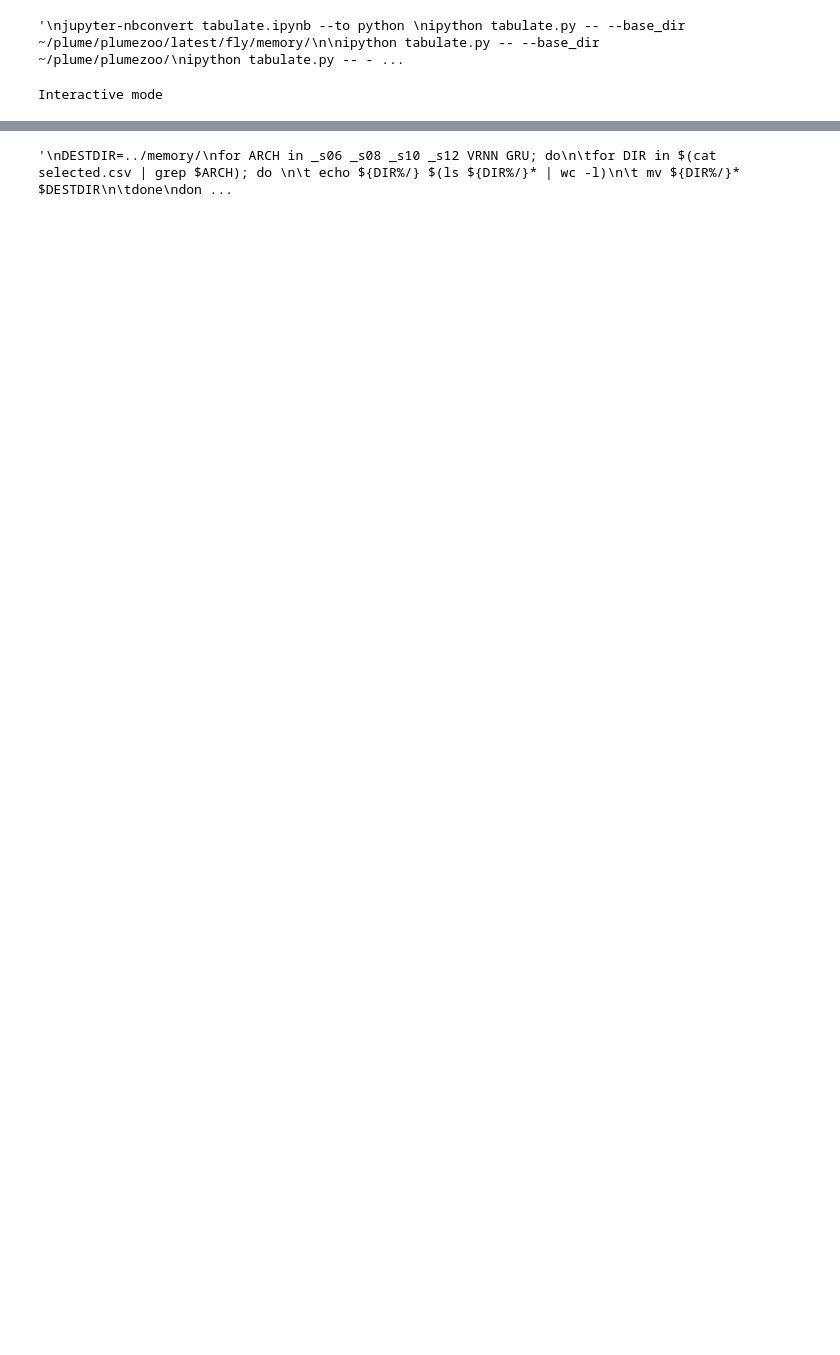
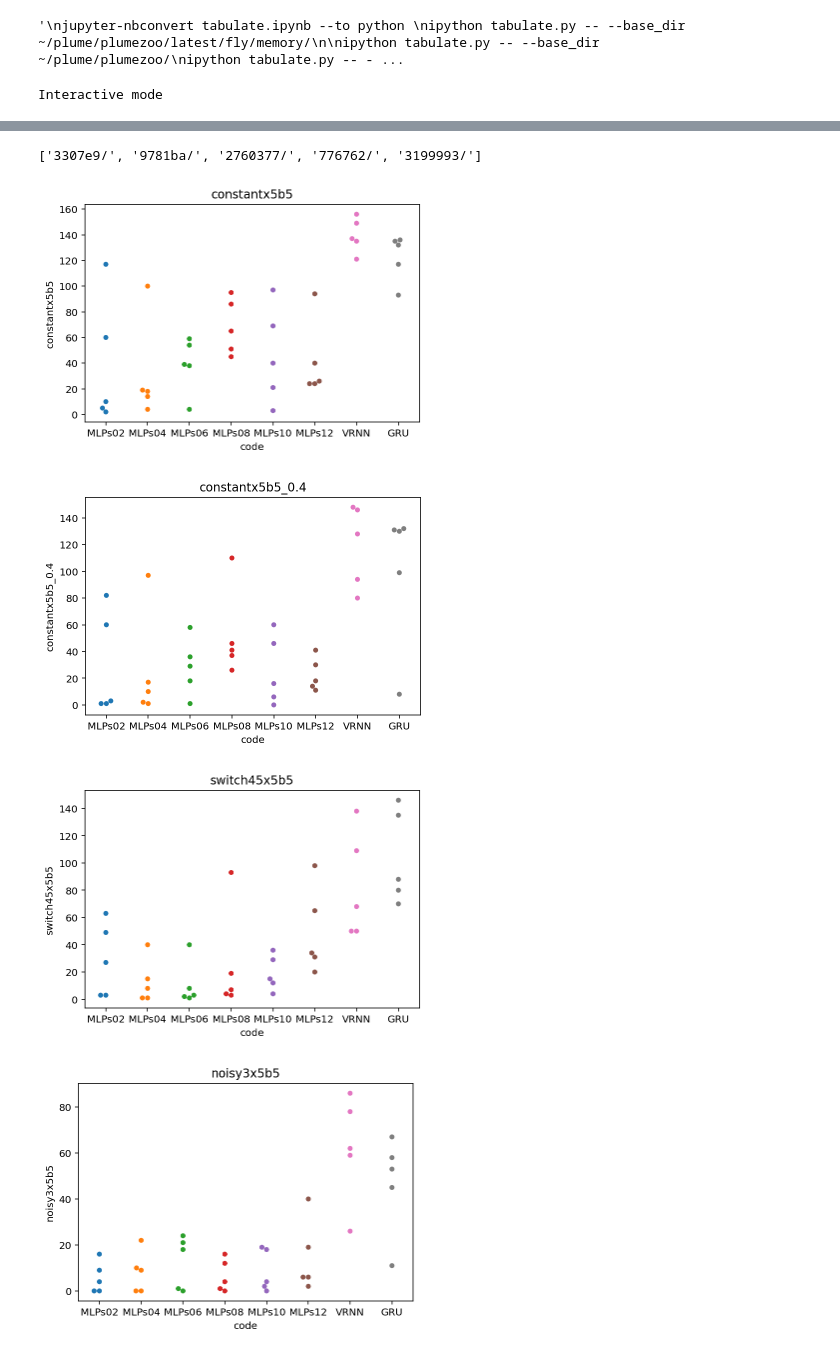
Before and after one commit to BruntonUWBio/plumetracknets, a Jupyter notebook: code/tabulate.ipynb, the cells around one changed output, grey strips where cells are left out. Cells and saved outputs as stored; diff of their text form; code cells hidden in the pictures; blank space fills up the shorter version.

```diff
--- a/code/tabulate.ipynb
+++ b/code/tabulate.ipynb
@@ -157,6 +156,14 @@ Name: total, dtype: int64
 # %%
 # Filter for quality
 # pivot_df.query("constantx5b5>0 and switch45x5b5>0 and noisy3x5b5>0 ").groupby('code').head(5)
-# nonzeros = pivot_df.query("constantx5b5>0 and switch45x5b5>0 and noisy3x5b5>0 ")
+# nonzeros = pivot_df.query("constantx5b5>10 and switch45x5b5>10 and noisy3x5b5>10 ")
 # nonzeros = pivot_df.query("constantx5b5>0 and switch45x5b5>0 ") # for MLP_s02 and MLP_s04
-nonzeros = pivot_df.query("constantx5b5>0") # for MLP_s02 and MLP_s04
+# nonzeros = pivot_df.query("constantx5b5>0") # for MLP_s02 and MLP_s04
+
+selected = [
+    pivot_df.query("constantx5b5>10 and switch45x5b5>10 and noisy3x5b5>10 and code in ['VRNN', 'GRU'] "),
+    pivot_df.query("constantx5b5>0 and switch45x5b5>0 and noisy3x5b5>=0 and code not in ['VRNN', 'GRU'] "),
+]
+
+selected = pd.concat(selected).sort_values(by='total', ascending=False).groupby('code').head(5)
+selected.groupby('code')['total'].count()
@@ -163,4 +181,4 @@ nonzeros = pivot_df.query("constantx5b5>0") # for MLP_s02 and MLP_s04
 # %%
 # Sort to select top
-selected = nonzeros.sort_values(by='total', ascending=False).groupby('code').head(5) # .reset_index(drop=True)
-selected.groupby('code')['total'].count()
+# selected = nonzeros.sort_values(by='total', ascending=False).groupby('code').head(5) # .reset_index(drop=True)
+# selected.groupby('code')['total'].count()
@@ -208,13 +215,31 @@ for ARCH in _s02 _s04 _s06 _s08 _s10 _s12 VRNN GRU; do
 	 mv ${DIR%/}* $DESTDIR
 	done
 done
+"""
 
-for ARCH in _s02 _s04; do
-	for DIR in $(cat selected.csv | grep $ARCH); do
-	 echo ${DIR%/} $(ls ${DIR%/}* | wc -l)
-	 mv ${DIR%/}* $DESTDIR
-	done
-done
-"""
+[ x.split('seed')[-1] for x in selected.query("code == 'VRNN'")['model_dir'] ]
 # %% [output]
-'\nDESTDIR=../memory/\nfor ARCH in _s06 _s08 _s10 _s12 VRNN GRU; do\n\tfor DIR in $(cat selected.csv | grep $ARCH); do \n\t echo ${DIR%/} $(ls ${DIR%/}* | wc -l)\n\t mv ${DIR%/}* $DESTDIR\n\tdone\ndon ...
+['3307e9/', '9781ba/', '2760377/', '776762/', '3199993/']
+# %%
+# success_counts_df = pivot_df[['constantx5b5', 'noisy3x5b5', 'switch45x5b5','code', 'model_dir']].pivot(index) # .groupby(['code', 'model_dir']).sum().melt()
+# # success_counts_df['label'] = success_counts_df['dataset'].map({})
+# g = sns.FacetGrid(success_counts_df, col='dataset', size=2.75, aspect=1.0, hue='dataset')
+# # g.map( sns.stripplot, 'model_code', 'n_success_episodes', dodge=True)
+# g.map( sns.swarmplot, 'model_code', 'n_success_episodes', dodge=True)
+# g.fig.subplots_adjust(wspace=0.1)
+# # g.set(ylim=(0,240))
+# g.set(ylim=(0,200))
+# # g.tight_layout() # incompatible with subplots_adjust
+# g.axes.flat[0].set_ylabel("Successful episodes [#]")
+# success_counts_df/
+# sns.swarmplot
+for col in ['constantx5b5', 'constantx5b5_0.4', 'switch45x5b5', 'noisy3x5b5',]:
+    sns.swarmplot(x='code', y=col, data=selected,
+         order=['MLPs02', 'MLPs04', 'MLPs06', 'MLPs08', 'MLPs10', 'MLPs12', 'VRNN', 'GRU'])
+    plt.title(col)
+    plt.show()
+# %% [output]
+[figure, added]
+[figure, added]
+[figure, added]
+[figure, added]
```
Also changed, not shown: parts of 11 cells of this notebook, 12 other files.
